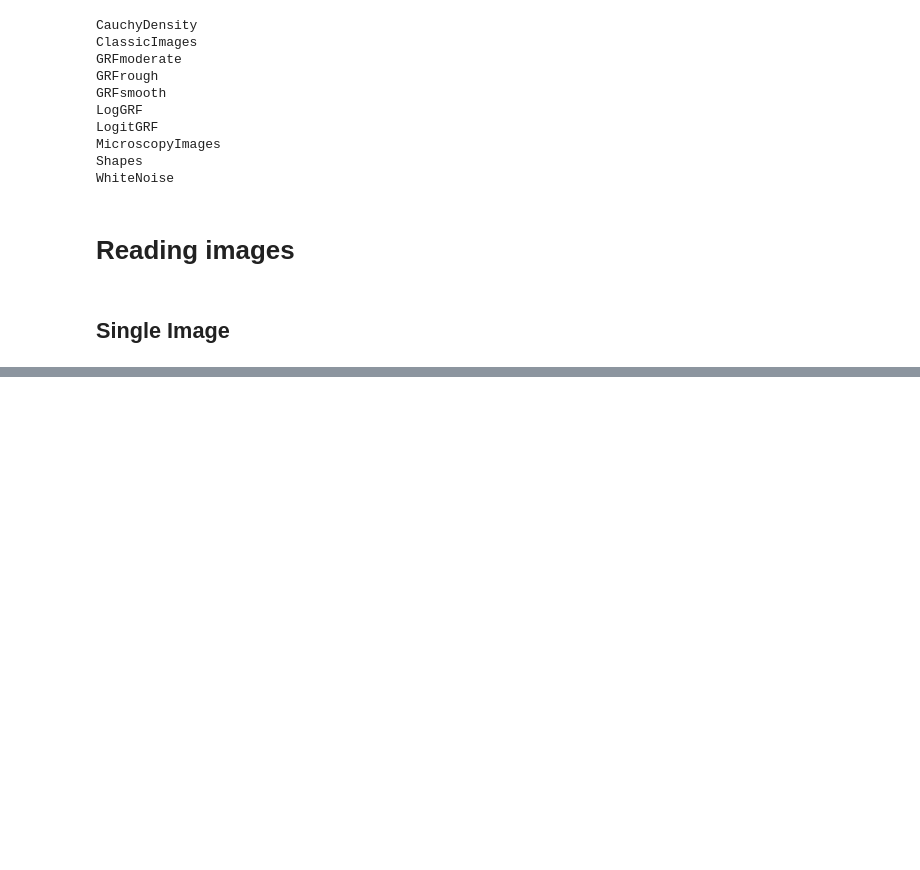
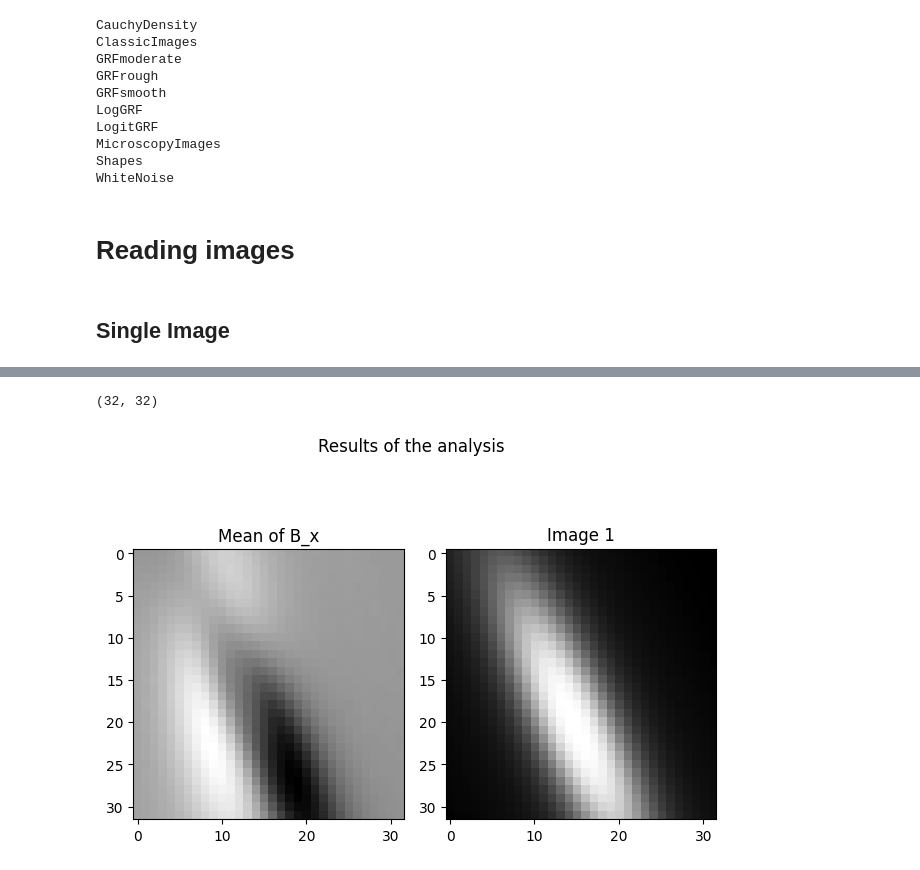
Before and after one commit to warik21/Thesis, a Jupyter notebook: Playground.ipynb, the cells around one changed output, grey strips where cells are left out. Cells and saved outputs as stored; diff of their text form; code cells hidden in the pictures; blank space fills up the shorter version.

```diff
--- a/Playground.ipynb
+++ b/Playground.ipynb
@@ -381,0 +95,37 @@ plt.show()
+# %%
+num_exp = 2000
+B_x_matrices = np.zeros((num_exp, resolution, resolution))
+alpha_1s = np.zeros(num_exp)
+alpha_2s = np.zeros(num_exp)
+image1 = Image(resolution, category_names[0], image_1_index, full_path)
+image2 = Image(resolution, category_names[0], image_2_index, full_path)
+
+for i in tqdm(range(num_exp)):
+    results = Image.process_images(image1, image2, noise_param)
+
+    alpha_1 = (1 / image1.image_post_noised.sum()) - 1
+    alpha_2 = (1 / image2.image_post_noised.sum()) - 1
+
+    B_x = image1.image_post_noised * alpha_1 - image2.image_post_noised * alpha_2
+
+    alpha_1s[i] = alpha_1
+    alpha_2s[i] = alpha_2
+    B_x_matrices[i, :, :] = B_x
+
+B_x_mean = np.mean(B_x_matrices, axis=0)
+B_x_std = np.std(B_x_matrices, axis=0)
+# %%
+B_x_mean.shape
+# %% [output]
+(32, 32)
+# %%
+fig, axs = plt.subplots(1, 2)
+fig.suptitle('Results of the analysis')
+axs[0].imshow(B_x_mean, cmap='gray')
+axs[0].set_title('Mean of B_x')
+axs[1].imshow(image1.image, cmap='gray')
+axs[1].set_title('Image 1')
+plt.tight_layout()
+plt.show()
+# %% [output]
+[figure, added]
```
Also changed, not shown: parts of 72 cells of this notebook, 1 other file.
